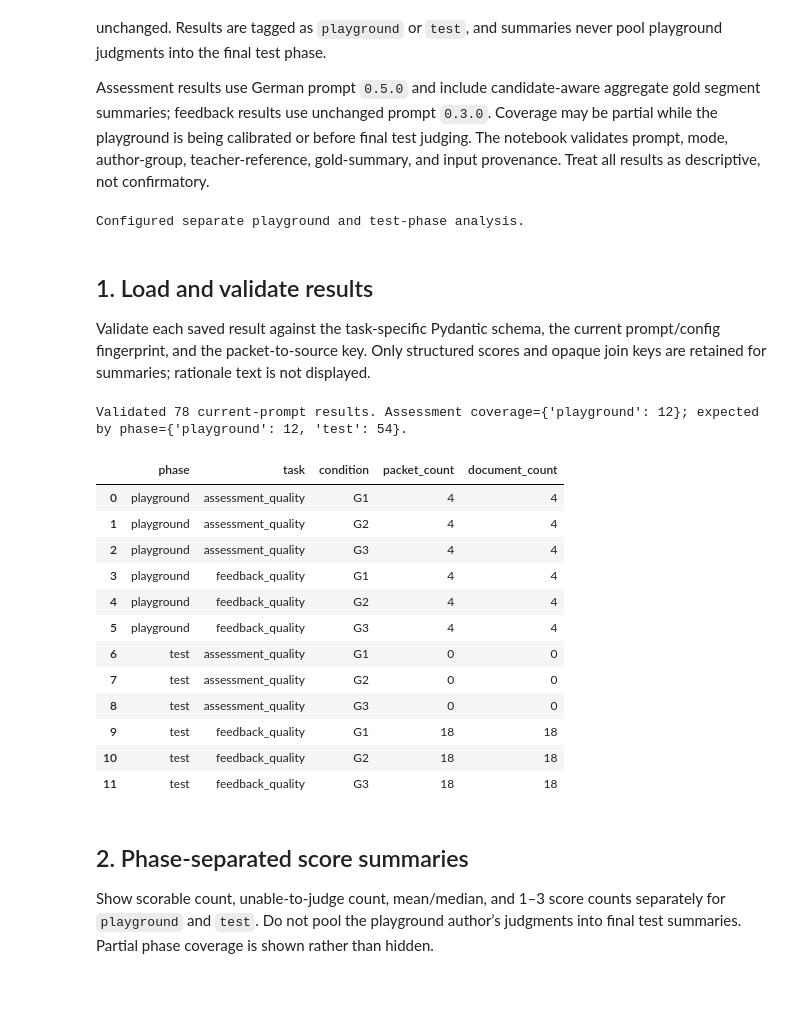
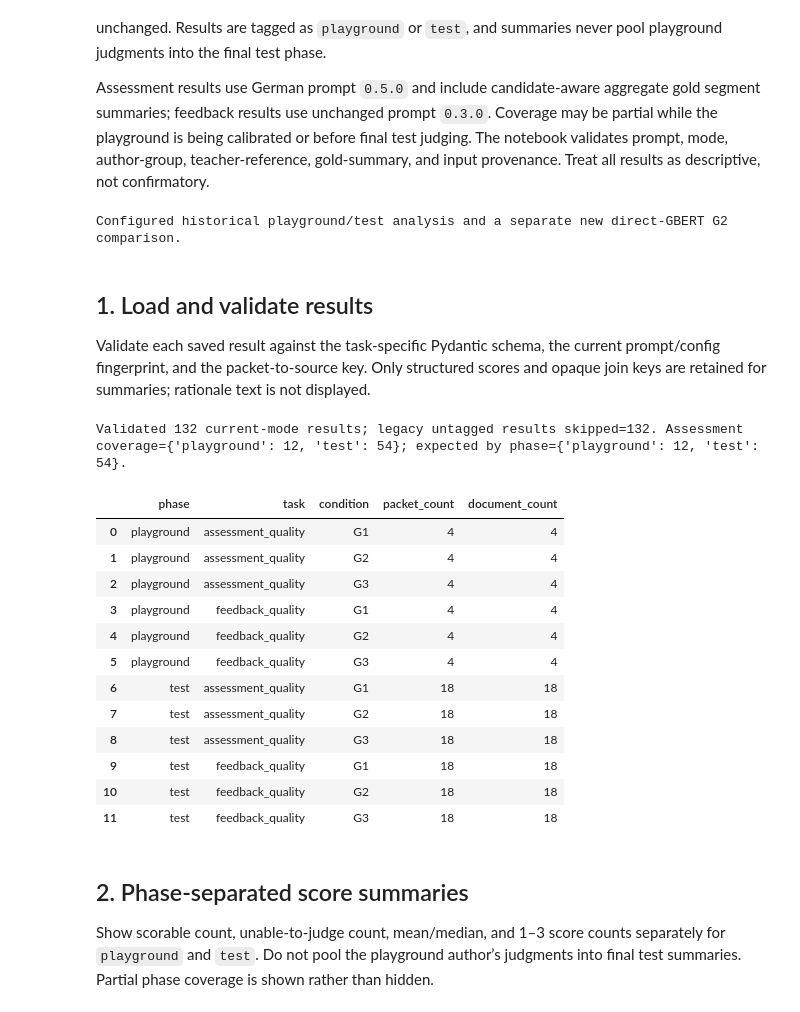
Before and after one commit to nguyenhongquy/prebi_pilot_v1, a Jupyter notebook: 09_llm_judge_analysis.ipynb, the cells around one changed output. Drawn from its saved outputs; the diff is of its cells as text; code cells hidden in the pictures.

```diff
--- a/09_llm_judge_analysis.ipynb
+++ b/09_llm_judge_analysis.ipynb
@@ -15,13 +15,14 @@ from dotenv import load_dotenv
 from reflection_assessment_feedback.development_cohorts import (
     build_gold_segment_analysis_summary,
     load_author_document_group,
-)
+    load_remaining_test_feedback_cohort,
+ )
 from reflection_assessment_feedback.experiment_config import load_experiment_config
 from reflection_assessment_feedback.llm_judge import (
     AssessmentQualityJudgeOutput,
     FeedbackQualityJudgeOutput,
     judge_input_sha256,
-)
+ )
 from reflection_assessment_feedback.prompt_registry import resolve_prompt
 
 PROJECT_ROOT = Path.cwd().resolve()
@@ -45,16 +46,16 @@ SPLIT_PATH = (
     PROJECT_ROOT
     / EXPERIMENT_CONFIG['paths']['provisional_split_directory']
     / f"provisional_{DATASET_CONFIG['prediction_split']}_modeling_wide.csv"
-)
+ )
 SPLIT_MANIFEST_PATH = (
     PROJECT_ROOT
     / EXPERIMENT_CONFIG['paths']['provisional_split_directory']
     / 'provisional_split_manifest.csv'
-)
+ )
 PLAYGROUND_AUTHOR_DOCUMENTS = load_author_document_group(
     SPLIT_MANIFEST_PATH,
     DATASET_CONFIG['exploratory_document_id'],
-)
+ )
 PLAYGROUND_DOCUMENT_IDS = set(PLAYGROUND_AUTHOR_DOCUMENTS['document_id'].astype(str))
 PACKET_DIRECTORY = PROTECTED_ROOT / 'rating-packets' / 'development'
 COHORT_SOURCES = [
@@ -66,16 +67,21 @@ COHORT_SOURCES = [
     },
     {
         'cohort_id': DATASET_CONFIG['generation_cohort'],
-        'expected_documents': DATASET_CONFIG['expected_generation_document_count'],
+        'expected_documents': 16,
         'packet_path': PACKET_DIRECTORY / f"{DATASET_CONFIG['generation_cohort'].lower().replace('_', '-')}-rating-packets.json",
         'key_path': PACKET_DIRECTORY / f"{DATASET_CONFIG['generation_cohort'].lower().replace('_', '-')}-condition-key.json",
     },
 ]
 JUDGE_RESULTS_ROOT = PROTECTED_ROOT / 'llm-judge' / 'development'
-HUMAN_RATINGS_PATH = None  # Optional protected rating UI JSON export.
-print('Configured separate playground and test-phase analysis.')
+HUMAN_RATINGS_PATH = None
+NEW_G2_SUMMARY_PATH = (
+    PROJECT_ROOT / 'artifacts' / 'g2-author-disjoint-judge'
+    / 'c9c3a10dfdd8756be0206e93e5025af7d3cd2629ed3a34397db88f6ebfdabf6a'
+    / 'summary.json'
+ )
+print('Configured historical playground/test analysis and a separate new direct-GBERT G2 comparison.')
 # %% [output]
-Configured separate playground and test-phase analysis.
+Configured historical playground/test analysis and a separate new direct-GBERT G2 comparison.
 # %% [markdown]
 ## 1. Load and validate results
 
@@ -183,6 +189,7 @@ output_models = {
 }
 records = []
 matched_results = {}
+legacy_results_skipped = 0
 for result_directory in sorted(path for path in JUDGE_RESULTS_ROOT.iterdir() if path.is_dir()):
     if not result_directory.resolve().is_relative_to(JUDGE_RESULTS_ROOT.resolve()):
         raise ValueError('A judge result directory resolves outside protected storage.')
@@ -197,6 +204,12 @@ for result_directory in sorted(path for path in JUDGE_RESULTS_ROOT.iterdir() if
         prompt = expected_prompts[task]
         document_id = str(key_record['document_id'])
         phase = phase_by_document[document_id]
+        record_mode = record.get('evaluation_mode')
+        if record_mode is None:
+            legacy_results_skipped += 1
+            continue
+        if record_mode != phase:
+            raise ValueError('Saved result evaluation mode does not match author-group membership.')
         judge_packet = {
             **packet,
             'reference_teacher_feedback': teacher_reference_by_document[
@@ -225,8 +238,6 @@ for result_directory in sorted(path for path in JUDGE_RESULTS_ROOT.iterdir() if
         if record.get('teacher_reference_sha256') != reference_sha256:
             raise ValueError('Saved result teacher-reference fingerprint differs from its packet.')
         if task == 'assessment_quality':
-            if record.get('evaluation_mode') != phase:
-                raise ValueError('Assessment result evaluation mode does not match author-group membership.')
             summary_sha256 = hashlib.sha256(
                 json.dumps(
                     judge_packet['gold_analysis_summary'],
@@ -241,7 +252,7 @@ for result_directory in sorted(path for path in JUDGE_RESULTS_ROOT.iterdir() if
             raise ValueError('Saved result input fingerprint differs from packet and judge context.')
         parsed_output = output_models[task].model_validate(record.get('result'))
         if packet_id in matched_results:
-            raise ValueError('Multiple current-prompt judge results exist for one packet.')
+            raise ValueError('Multiple current-mode judge results exist for one packet.')
         matched_results[packet_id] = record
         for rating in parsed_output.ratings:
             records.append({
@@ -256,45 +267,45 @@ for result_directory in sorted(path for path in JUDGE_RESULTS_ROOT.iterdir() if
                 'unable_to_judge': rating.unable_to_judge,
             })
 if not records:
-    raise ValueError('No current-prompt reference-aware judge results were found.')
+    raise ValueError('No current-mode judge results were found.')
 
 scores = pd.DataFrame.from_records(records)
 coverage = scores[['packet_id', 'phase', 'task', 'condition', 'document_id']].drop_duplicates()
 expected_coverage = pd.MultiIndex.from_product(
     [['playground', 'test'], ['assessment_quality', 'feedback_quality'], ['G1', 'G2', 'G3']],
     names=['phase', 'task', 'condition'],
 )
 coverage_summary = (
     coverage.groupby(['phase', 'task', 'condition'])
     .agg(packet_count=('packet_id', 'nunique'), document_count=('document_id', 'nunique'))
     .reindex(expected_coverage, fill_value=0)
     .reset_index()
 )
 expected_assessment = {
     'playground': len(PLAYGROUND_DOCUMENT_IDS) * 3,
     'test': len(TEST_DOCUMENT_IDS) * 3,
 }
 observed_assessment = (
     scores.loc[scores['task'] == 'assessment_quality']
     .groupby('phase')['packet_id'].nunique().to_dict()
 )
 print(
-    f"Validated {len(matched_results)} current-prompt results. Assessment coverage="
-    f"{observed_assessment}; expected by phase={expected_assessment}."
+    f"Validated {len(matched_results)} current-mode results; legacy untagged results skipped={legacy_results_skipped}. "
+    f"Assessment coverage={observed_assessment}; expected by phase={expected_assessment}."
 )
 display(coverage_summary)
 # %% [output]
-Validated 78 current-prompt results. Assessment coverage={'playground': 12}; expected by phase={'playground': 12, 'test': 54}.
+Validated 132 current-mode results; legacy untagged results skipped=132. Assessment coverage={'playground': 12, 'test': 54}; expected by phase={'playground': 12, 'test': 54}.
 |  | phase | task | condition | packet_count | document_count |
 | 0 | playground | assessment_quality | G1 | 4 | 4 |
 | 1 | playground | assessment_quality | G2 | 4 | 4 |
 | 2 | playground | assessment_quality | G3 | 4 | 4 |
 | 3 | playground | feedback_quality | G1 | 4 | 4 |
 | 4 | playground | feedback_quality | G2 | 4 | 4 |
 | 5 | playground | feedback_quality | G3 | 4 | 4 |
-| 6 | test | assessment_quality | G1 | 0 | 0 |
-| 7 | test | assessment_quality | G2 | 0 | 0 |
-| 8 | test | assessment_quality | G3 | 0 | 0 |
+| 6 | test | assessment_quality | G1 | 18 | 18 |
+| 7 | test | assessment_quality | G2 | 18 | 18 |
+| 8 | test | assessment_quality | G3 | 18 | 18 |
 | 9 | test | feedback_quality | G1 | 18 | 18 |
 | 10 | test | feedback_quality | G2 | 18 | 18 |
 | 11 | test | feedback_quality | G3 | 18 | 18 |
```
Also changed, not shown: parts of 3 cells of this notebook, 37 other files.
